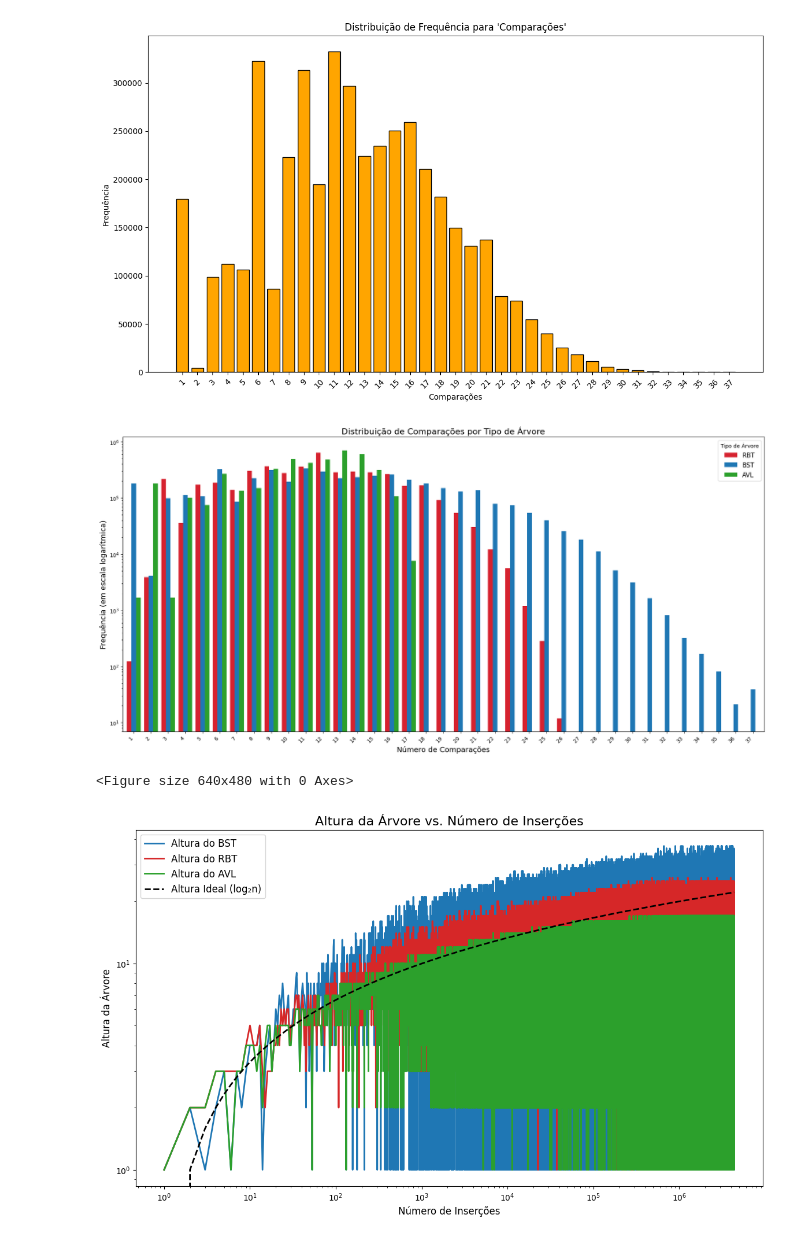
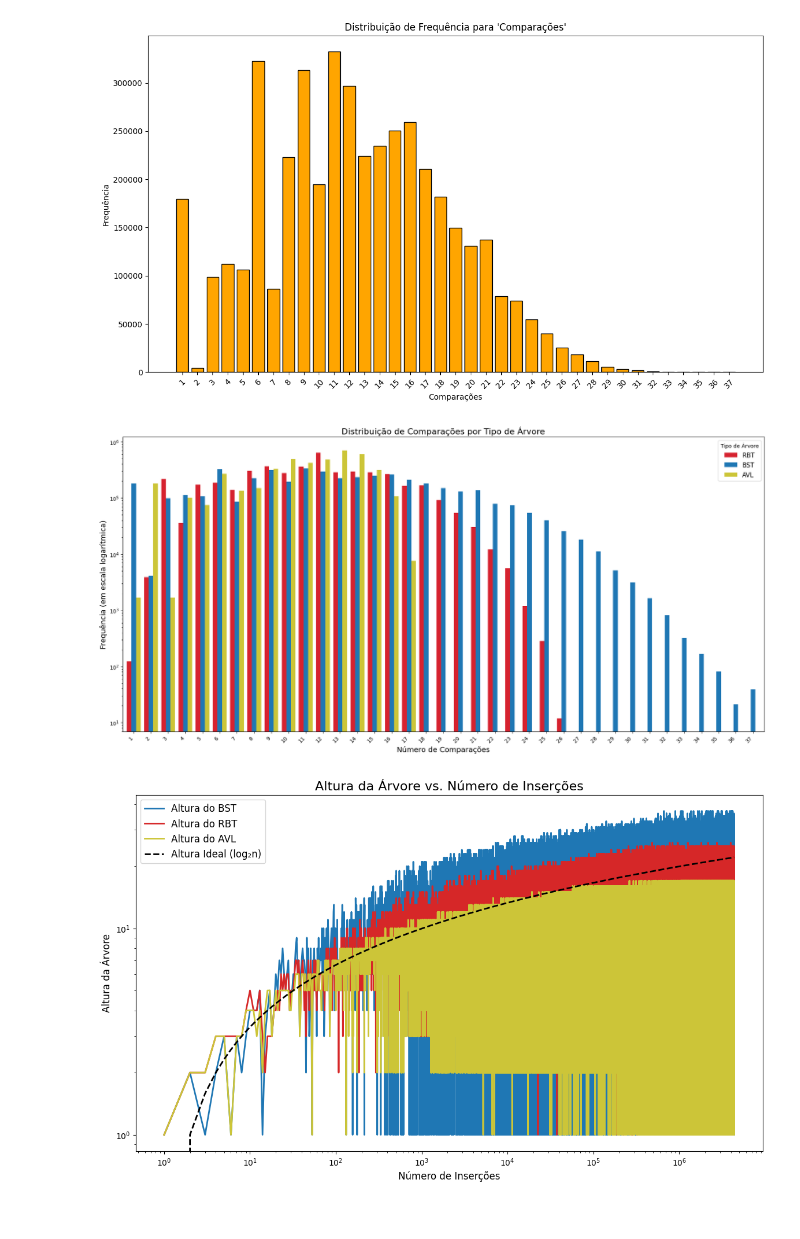
Before and after one commit to szacomelli/ed-inv-index, a Jupyter notebook: vis/data.ipynb, the cells around one changed output. Saved outputs shown, nothing was run; the diff lists cells and outputs as text; code cells hidden in the pictures.

Commit message:
change color scheme

```diff
--- a/vis/data.ipynb
+++ b/vis/data.ipynb
@@ -96,7 +96,7 @@ ax = all_counts_df.plot(
     kind='bar',
     figsize=(18, 9),
     width=0.8,
-    color=['#d6222f', '#1f77b4', '#2ca02c']
+    color=['#d6222f', '#1f77b4', "#ccc538"]
 )
 
 # --- Formatting the Plot ---
@@ -113,11 +113,10 @@ plt.legend(title='Tipo de Árvore', fontsize=12)
 plt.tight_layout()
 
 # Display the final graph
+plt.savefig('comparacoes_hist.png')
 plt.show()
-plt.savefig('comparacoes_hist.png')
 # %% [output]
-[figure, old version]
+[figure, new version]
-<Figure size 640x480 with 0 Axes>
 # %%
 # --- Create an 'insertions' column for the x-axis ---
 # The number of insertions is simply the row number (plus 1)
@@ -127,35 +126,35 @@ w_in_avl['inserções'] = np.arange(1, len(w_in_avl) + 1)
 
 # --- Calculate the theoretical best-case height ---
 # Use the number of insertions from the largest dataset for the x-axis
 n = max(len(w_in_rbt), len(w_in_bst), len(w_in_avl))
 x_axis = np.arange(1, n + 1)
 
 # The ideal height of a balanced tree is log base 2 of n
 ideal_height = np.log2(x_axis)
 
 # --- Create the Plot ---
 plt.figure(figsize=(14, 8))
 
 # Plot the height of each of your trees
 plt.plot(w_in_bst['inserções'], w_in_bst['comparações'], label='Altura do BST', color='#1f77b4', linewidth=2)
 plt.plot(w_in_rbt['inserções'], w_in_rbt['comparações'], label='Altura do RBT', color='#d62728', linewidth=2)
-plt.plot(w_in_avl['inserções'], w_in_avl['comparações'], label='Altura do AVL', color='#2ca02c', linewidth=2)
+plt.plot(w_in_avl['inserções'], w_in_avl['comparações'], label='Altura do AVL', color='#ccc538', linewidth=2)
 
 # Plot the ideal logarithmic height for comparison
 plt.plot(x_axis, ideal_height, label='Altura Ideal (log₂n)', color='black', linestyle='--', linewidth=2)
 
 # --- Formatting the Plot ---
 plt.title('Altura da Árvore vs. Número de Inserções', fontsize=16)
 plt.xlabel('Número de Inserções', fontsize=12)
 plt.ylabel('Altura da Árvore', fontsize=12)
 plt.legend(fontsize=12)
 plt.xscale('log') # Use a log scale on the x-axis to see the full range of insertions
 plt.yscale('log') # Use a log scale on the y-axis to better see height differences
 
 plt.savefig('comparacoes_line')
 plt.show()
 # %% [output]
-[figure, old version]
+[figure, new version]
 # %%
 # --- Create an 'insertions' column for the x-axis ---
 # The number of insertions is simply the row number (plus 1)
```
Also changed, not shown: parts of 2 cells of this notebook, 5 other files.
